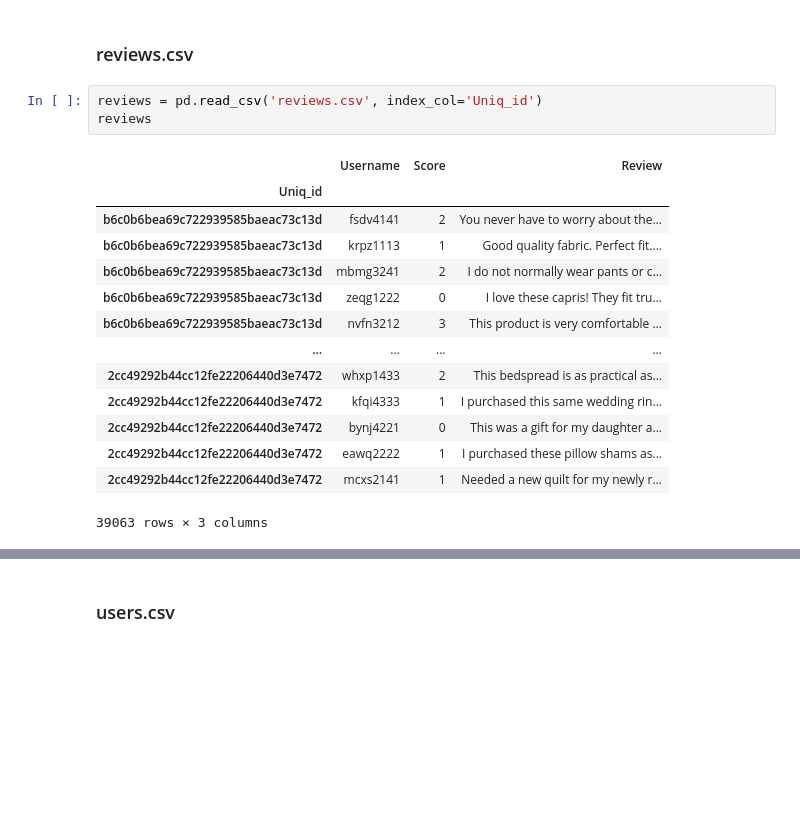
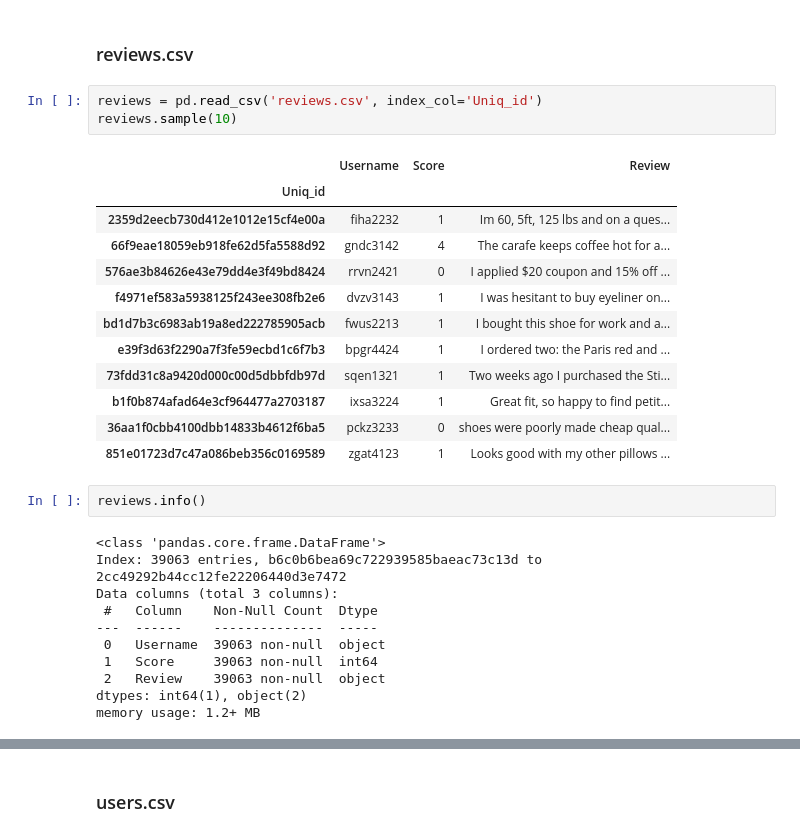
Before and after one commit to Kirera-Wainaina/data-manipulation-class-assignment, a Jupyter notebook: 3367315_BD2.ipynb, the cells around one changed output, grey strips where cells are left out. Drawn from its saved outputs; the diff is of its cells as text; blank space fills up the shorter version.

```diff
--- a/3367315_BD2.ipynb
+++ b/3367315_BD2.ipynb
@@ -181,19 +318,30 @@ products
 ### reviews.csv
 # %%
 reviews = pd.read_csv('reviews.csv', index_col='Uniq_id')
-reviews
+reviews.sample(10)
 # %% [output]
 |  | Username | Score | Review |
 | Uniq_id |  |  |  |
-| b6c0b6bea69c722939585baeac73c13d | fsdv4141 | 2 | You never have to worry about the... |
-| b6c0b6bea69c722939585baeac73c13d | krpz1113 | 1 | Good quality fabric. Perfect fit.... |
-| b6c0b6bea69c722939585baeac73c13d | mbmg3241 | 2 | I do not normally wear pants or c... |
-| b6c0b6bea69c722939585baeac73c13d | zeqg1222 | 0 | I love these capris! They fit tru... |
-| b6c0b6bea69c722939585baeac73c13d | nvfn3212 | 3 | This product is very comfortable ... |
-| ... | ... | ... | ... |
-| 2cc49292b44cc12fe22206440d3e7472 | whxp1433 | 2 | This bedspread is as practical as... |
-| 2cc49292b44cc12fe22206440d3e7472 | kfqi4333 | 1 | I purchased this same wedding rin... |
-| 2cc49292b44cc12fe22206440d3e7472 | bynj4221 | 0 | This was a gift for my daughter a... |
-| 2cc49292b44cc12fe22206440d3e7472 | eawq2222 | 1 | I purchased these pillow shams as... |
-| 2cc49292b44cc12fe22206440d3e7472 | mcxs2141 | 1 | Needed a new quilt for my newly r... |
+| 2359d2eecb730d412e1012e15cf4e00a | fiha2232 | 1 | Im 60, 5ft, 125 lbs and on a ques... |
+| 66f9eae18059eb918fe62d5fa5588d92 | gndc3142 | 4 | The carafe keeps coffee hot for a... |
+| 576ae3b84626e43e79dd4e3f49bd8424 | rrvn2421 | 0 | I applied $20 coupon and 15% off ... |
+| f4971ef583a5938125f243ee308fb2e6 | dvzv3143 | 1 | I was hesitant to buy eyeliner on... |
+| bd1d7b3c6983ab19a8ed222785905acb | fwus2213 | 1 | I bought this shoe for work and a... |
+| e39f3d63f2290a7f3fe59ecbd1c6f7b3 | bpgr4424 | 1 | I ordered two: the Paris red and ... |
+| 73fdd31c8a9420d000c00d5dbbfdb97d | sqen1321 | 1 | Two weeks ago I purchased the Sti... |
+| b1f0b874afad64e3cf964477a2703187 | ixsa3224 | 1 | Great fit, so happy to find petit... |
+| 36aa1f0cbb4100dbb14833b4612f6ba5 | pckz3233 | 0 | shoes were poorly made cheap qual... |
+| 851e01723d7c47a086beb356c0169589 | zgat4123 | 1 | Looks good with my other pillows ... |
-39063 rows × 3 columns
+# %%
+reviews.info()
+# %% [output]
+<class 'pandas.core.frame.DataFrame'>
+Index: 39063 entries, b6c0b6bea69c722939585baeac73c13d to 2cc49292b44cc12fe22206440d3e7472
+Data columns (total 3 columns):
+ #   Column    Non-Null Count  Dtype
+---  ------    --------------  -----
+ 0   Username  39063 non-null  object
+ 1   Score     39063 non-null  int64
+ 2   Review    39063 non-null  object
+dtypes: int64(1), object(2)
+memory usage: 1.2+ MB
```
Also changed, not shown: parts of 29 cells of this notebook.
